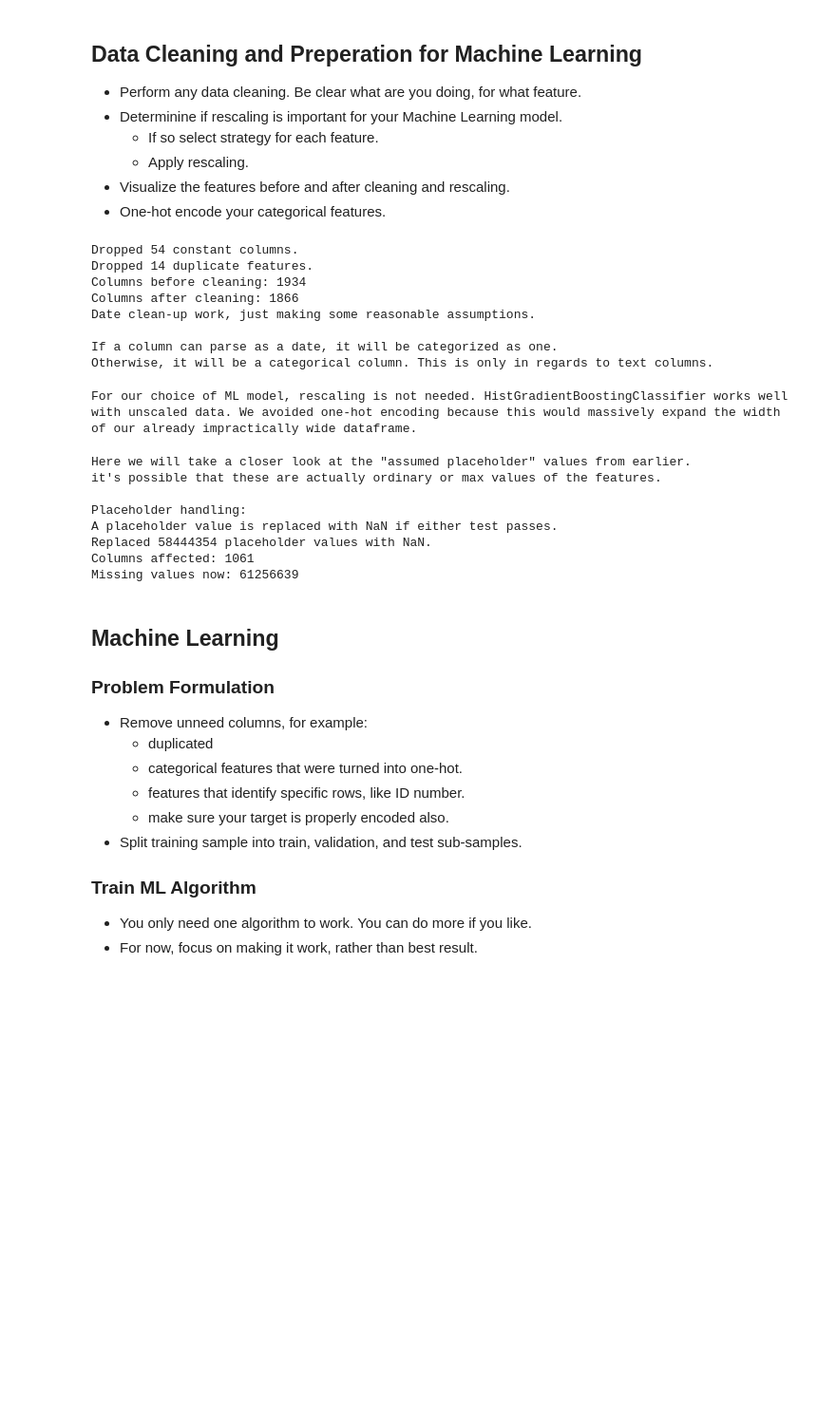
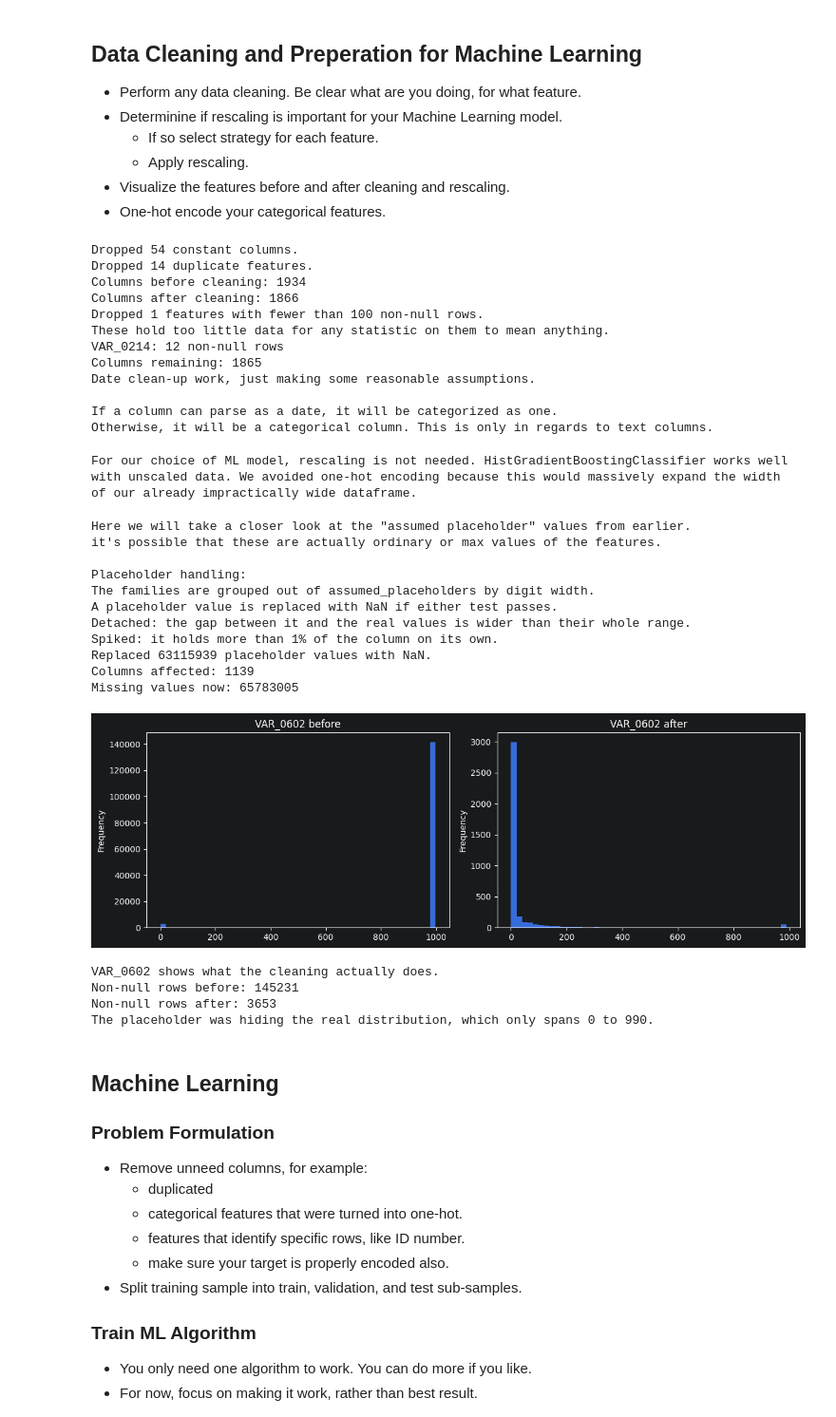
Before and after one commit to radtothebone/data-science-3402, a Jupyter notebook: Final Project/Final_Project.ipynb, the cells around one changed output. Shown at 95% size. Drawn from its saved outputs; the diff is of its cells as text; code cells hidden in the pictures; blank space fills up the shorter version.

```diff
--- a/Final Project/Final_Project.ipynb
+++ b/Final Project/Final_Project.ipynb
@@ -283,8 +299,17 @@ df_clean = df.drop(columns=constant_features)
 
 print(f'Dropped {len(constant_features)} constant columns.')
 check_cols = [c for c in df_clean.columns if c not in ('ID', 'target')]
-column_hash = df_clean[check_cols].apply(lambda s: pd.util.hash_pandas_object(s, index=False).sum())
-duplicate_features = column_hash[column_hash.duplicated()].index
+
+seen_hashes = {}
+duplicate_features = []
+
+for col in check_cols:
+    column_hash = pd.util.hash_pandas_object(df_clean[col], index=False).sum()
+    if column_hash in seen_hashes:
+        duplicate_features.append(col)
+    else:
+        seen_hashes[column_hash] = col
+
 df_clean = df_clean.drop(columns=duplicate_features)
 
 print(f'Dropped {len(duplicate_features)} duplicate features.')
@@ -313,10 +338,13 @@ date_features = []
 category_features = []
 
 for col in text_features:
-    parsed = pd.to_datetime(df_clean[col], format=date_format, errors='coerce')
-    filled = df_clean[col].notna()
-    if filled.sum() > 0 and parsed[filled].notna().mean() > 0.5:
-        df_clean[col] = (parsed - reference_date).dt.days
+    parsed_dates = pd.to_datetime(df_clean[col], format=date_format, errors='coerce')
+
+    filled_count = df_clean[col].notna().sum()
+    parsed_count = parsed_dates.notna().sum()
+
+    if filled_count > 0 and parsed_count > filled_count / 2:
+        df_clean[col] = (parsed_dates - reference_date).dt.days
         date_features.append(col)
     else:
         df_clean[col] = df_clean[col].astype('category').cat.codes.replace(-1, np.nan)
@@ -329,6 +357,10 @@ Dropped 54 constant columns.
 Dropped 14 duplicate features.
 Columns before cleaning: 1934
 Columns after cleaning: 1866
+Dropped 1 features with fewer than 100 non-null rows.
+These hold too little data for any statistic on them to mean anything.
+VAR_0214: 12 non-null rows
+Columns remaining: 1865
 Date clean-up work, just making some reasonable assumptions.
 
 If a column can parse as a date, it will be categorized as one.
@@ -346,9 +378,12 @@ print('Here we will take a closer look at the "assumed placeholder" values from
 print("it's possible that these are actually ordinary or max values of the features.\n")
 
 placeholder_families = {}
+
 for value in assumed_placeholders:
     width = len(str(abs(value)))
-    placeholder_families.setdefault(width, []).append(value)
+    if width not in placeholder_families:
+        placeholder_families[width] = []
+    placeholder_families[width].append(value)
 
 spike_threshold = 0.01
 example_col = 'VAR_0602'
@@ -389,36 +424,44 @@ print('A placeholder value is replaced with NaN if either test passes.')
 print('Detached: the gap between it and the real values is wider than their whole range.')
 print(f'Spiked: it holds more than {spike_threshold:.0%} of the column on its own.')
 print(f'Replaced {replaced_cells} placeholder values with NaN.')
 print(f'Columns affected: {len(set(replaced_columns))}')
 print(f'Missing values now: {df_clean[numeric_col].isna().sum().sum()}')
 
 fig, axes = plt.subplots(1, 2, figsize=(12, 4))
 
 before_values.plot.hist(bins=50, ax=axes[0])
 axes[0].set_title(f'{example_col} before')
 
 df_clean[example_col].plot.hist(bins=50, ax=axes[1])
 axes[1].set_title(f'{example_col} after')
 
 plt.tight_layout()
 plt.show()
 
 print(f'{example_col} shows what the cleaning actually does.')
 print(f'Non-null rows before: {before_values.notna().sum()}')
 print(f'Non-null rows after: {df_clean[example_col].notna().sum()}')
 print('The placeholder was hiding the real distribution, which only spans 0 to 990.')
 
 X = df_clean.drop(columns=['ID', 'target'])
 y = df_clean['target']
 # %% [output]
 Here we will take a closer look at the "assumed placeholder" values from earlier.
 it's possible that these are actually ordinary or max values of the features.
 
 Placeholder handling:
+The families are grouped out of assumed_placeholders by digit width.
 A placeholder value is replaced with NaN if either test passes.
-Replaced 58444354 placeholder values with NaN.
-Columns affected: 1061
-Missing values now: 61256639
+Detached: the gap between it and the real values is wider than their whole range.
+Spiked: it holds more than 1% of the column on its own.
+Replaced 63115939 placeholder values with NaN.
+Columns affected: 1139
+Missing values now: 65783005
+[figure, added]
+VAR_0602 shows what the cleaning actually does.
+Non-null rows before: 145231
+Non-null rows after: 3653
+The placeholder was hiding the real distribution, which only spans 0 to 990.
 # %% [markdown]
 ## Machine Learning
 
```
Also changed, not shown: parts of 9 cells of this notebook.
